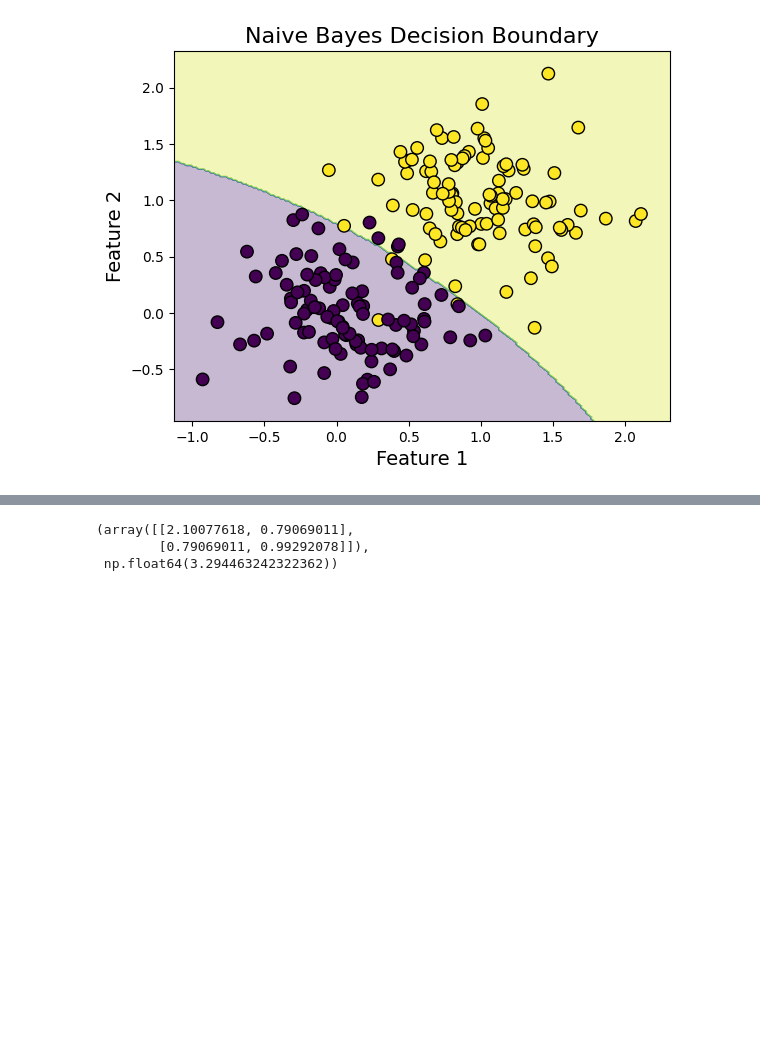
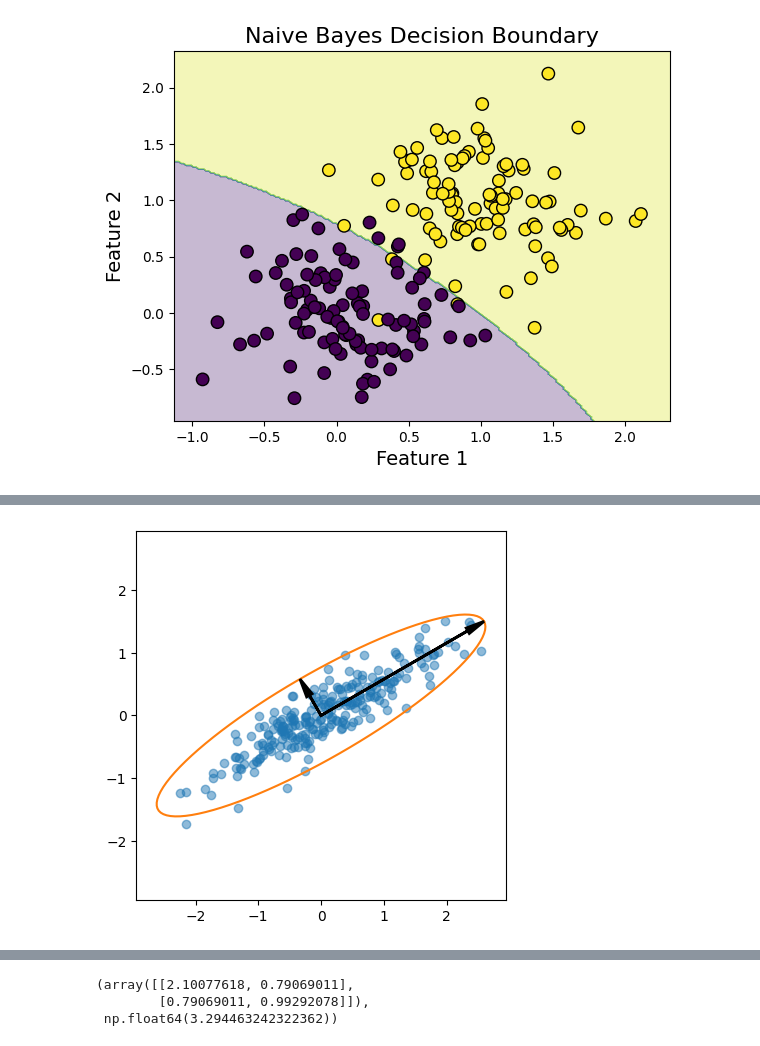
Before and after one commit to ajakovac/ML-in-Practice-I, a Jupyter notebook: DT and bagging.ipynb, the cells around one changed output, grey strips where cells are left out. Cells and saved outputs as stored; diff of their text form; code cells hidden in the pictures; blank space fills up the shorter version.

```diff
--- a/DT and bagging.ipynb
+++ b/DT and bagging.ipynb
@@ -851,0 +923,41 @@ Accuracy: 0.96
+# %%
+def generate_Gaussian(mu, C, Ndata):
+    dim=mu.shape[0]
+    xi = np.random.normal(0,1, (dim, Ndata))
+    lam,ev =np.linalg.eigh(C)
+    sqrt_C = ev@np.diag(np.sqrt(lam))@ev.T
+    return sqrt_C@xi + mu
+
+def twoD_Gaussian(mu, lam, phi, Ndata):
+    V = np.array([[np.cos(phi), -np.sin(phi)], [np.sin(phi), np.cos(phi)]])
+    D = np.diag(np.sqrt(lam))
+    sqrt_C = V@D@V.T
+    xi = np.random.normal(0,1, (2, Ndata))
+    Dinv = np.diag(1/np.array(lam))
+    return sqrt_C@xi + mu, V, V@Dinv@V.T
+
+
+Ndata=250
+phi=np.pi/6
+np.random.seed(120)
+lamx = [1,0.05]
+data, ev,Cinv = twoD_Gaussian(0, lamx, phi=phi, Ndata=Ndata)
+distance = np.sqrt(np.diagonal(data.T@Cinv@data))
+
+d = np.max(data)+0.4
+plt.xlim(-d,d)
+plt.ylim(-d,d)
+plt.axis('scaled')
+
+Npoints=100
+basis = np.array([ (np.cos(2*np.pi*t),np.sin(2*np.pi*t)) for t in np.linspace(0,1,Npoints)]).T
+plt.plot(*((3*np.sqrt(lamx)*ev)@basis), color='tab:orange')
+colr = distance>3
+plt.scatter(*data, c='tab:blue', alpha=0.5)
+for i in range(2):
+    plt.arrow(0,0, *(3*np.sqrt(lamx[i])*ev[:,i]), head_width=0.1, head_length=0.3, lw=2,
+         fc='black', ec='black', clip_on=False, zorder=4, length_includes_head=True)
+if save_data: plt.savefig('Pics/eigendirections.pdf', transparent=True)
+plt.show()
+# %% [output]
+[figure, added]
```
Also changed, not shown: parts of 5 cells of this notebook, 9 other files.
